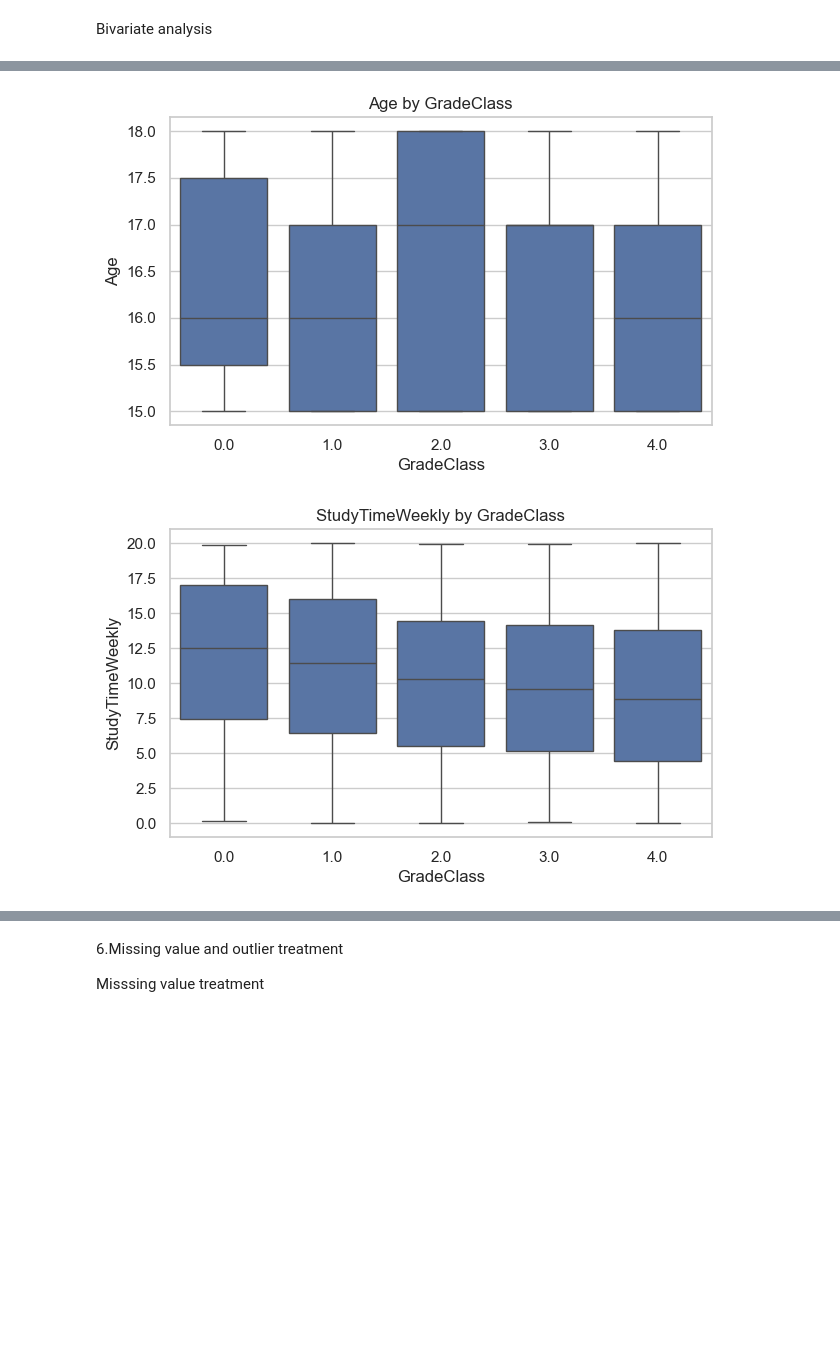
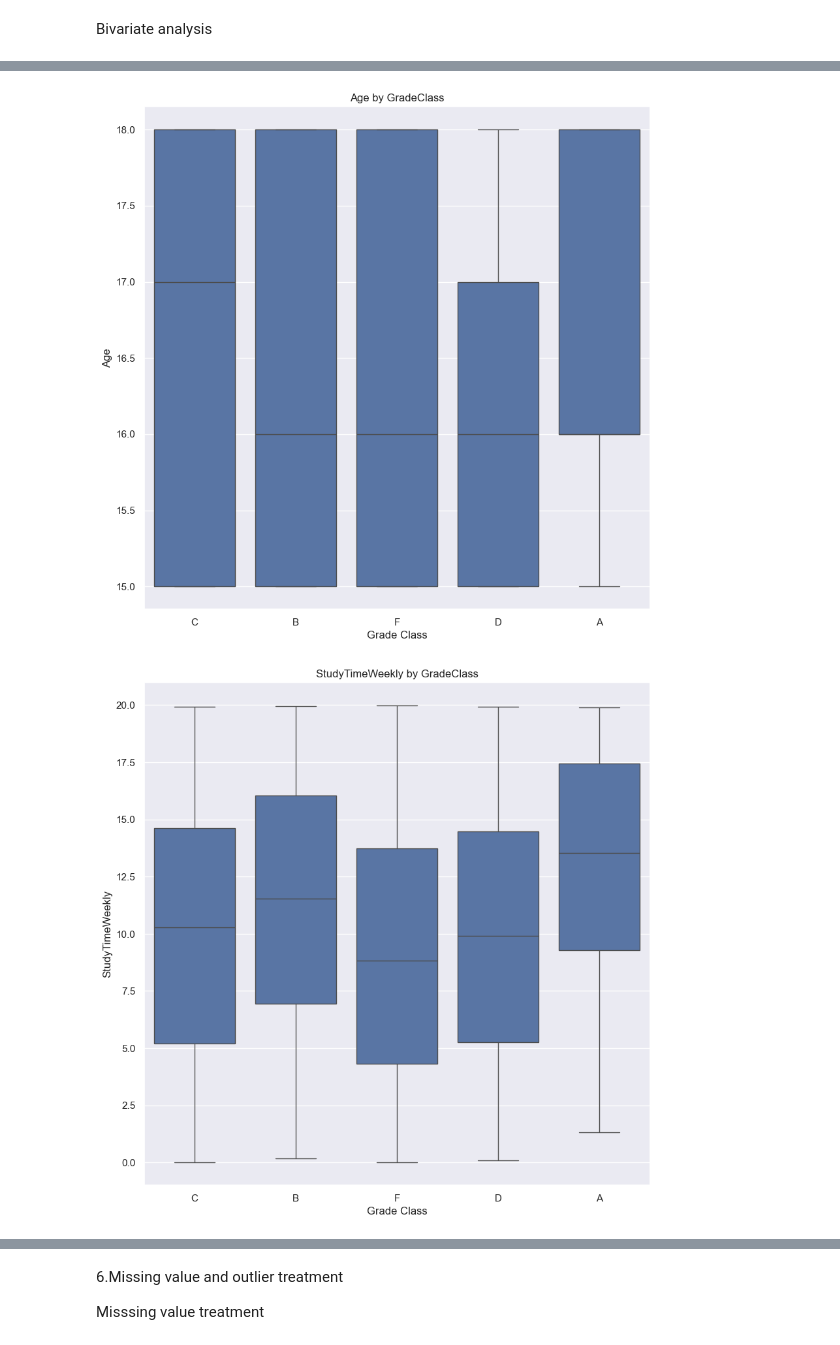
Before and after one commit to AnnMariDB/MLG382-Projects, a Jupyter notebook: MLG382Project1/Group E_MLG382_GuidedProject.ipynb, the cells around one changed output, grey strips where cells are left out. Saved outputs shown, nothing was run; the diff lists cells and outputs as text; code cells hidden in the pictures; blank space fills up the shorter version.

```diff
--- a/MLG382Project1/Group E_MLG382_GuidedProject.ipynb
+++ b/MLG382Project1/Group E_MLG382_GuidedProject.ipynb
@@ -66,5 +66,11 @@ df.boxplot()
 # %%
 df_scaled=df.drop("StudentID", axis=1)
 #df_scaled.boxplot()
-pd.plotting.boxplot_frame(df_scaled)
+#pd.plotting.boxplot_frame(df_scaled)
+sns.boxplot(data=df_scaled)
+
+sns.set(
+
+        rc={"figure.figsize": (20, 10)
+            })
 # %% [output]
@@ -113,9 +210,2 @@ for col in numerical_cols:
 # %% [markdown]
 Bivariate analysis
-# %%
-# Categorical vs GradeClass
-for col in categorical_cols:
-    plt.figure(figsize=(7,4))
-    sns.countplot(x=col, hue='GradeClass', data=df)
-    plt.title(f'{col} vs GradeClass')
-    plt.show()
@@ -131,0 +212,18 @@ for col in categorical_cols:
+# %%
+# Categorical vs GradeClass
+categorical_labeled_columns = [
+    'GenderLabel', 'EthnicityLabel', 'ParentalEducationLabel',
+    'ParentalSupportLabel', 'TutoringLabel', 'ExtracurricularLabel',
+    'SportsLabel', 'MusicLabel', 'VolunteeringLabel'
+]
+
+for col in categorical_labeled_columns:
+    plt.figure(figsize=(8, 5))
+    sns.countplot(x=col, hue='GradeClassLabel', data=df)
+    plt.title(f'{col} vs Grade Class')
+    plt.xlabel(col.replace("Label", ""))
+    plt.ylabel("Number of Students")
+    plt.xticks(rotation=45)
+    plt.legend(title='Grade')
+    plt.tight_layout()
+    plt.show()
@@ -132,9 +277,12 @@ for col in categorical_cols:
 # %%
-for col in numerical_cols:
-    plt.figure(figsize=(7,4))
-    sns.boxplot(x='GradeClass', y=col, data=df)
+# Numerical vs GradeClass
+for col in ['Age', 'StudyTimeWeekly', 'Absences', 'GPA']:
+    plt.figure(figsize=(10, 10))
+    sns.boxplot(x='GradeClassLabel', y=col, data=df)
     plt.title(f'{col} by GradeClass')
+    plt.xlabel("Grade Class")
+    plt.ylabel(col)
     plt.show()
 # %% [output]
-[figure, old version]
+[figure, new version]
-[figure, old version]
+[figure, new version]
```
Also changed, not shown: parts of 25 cells of this notebook.
